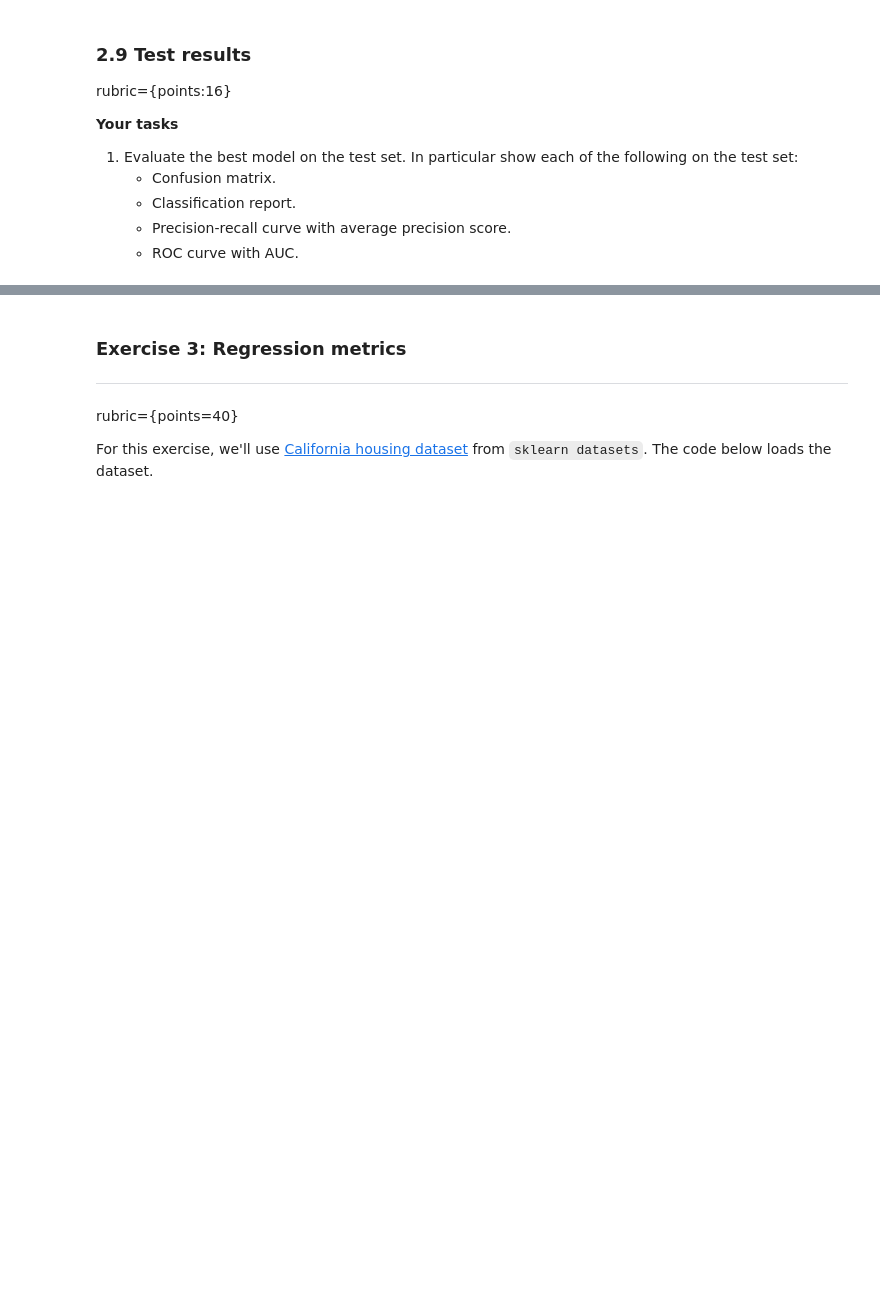
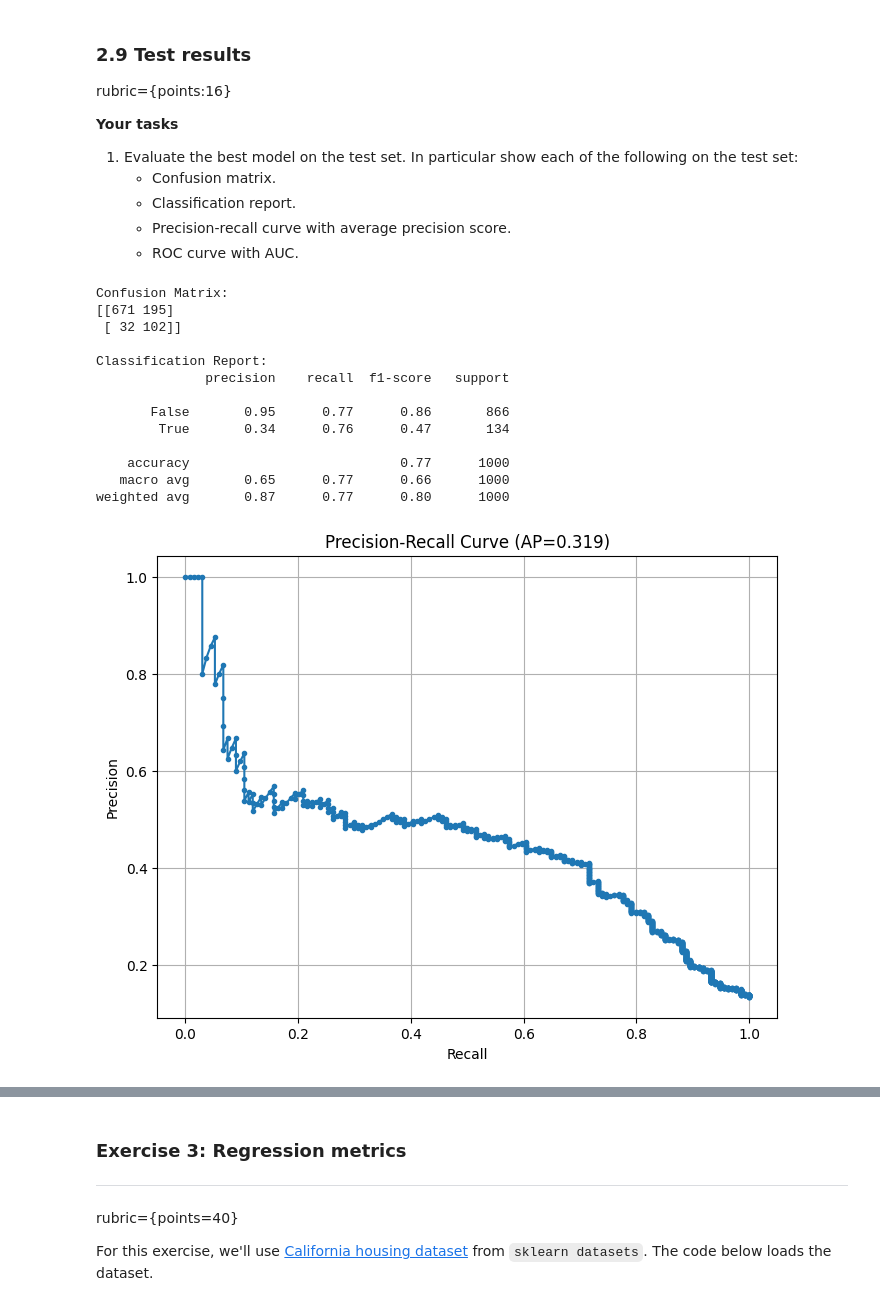
Before and after one commit to hansdevs/cs4320, a Jupyter notebook: homework5/CS4320_HW5.ipynb, the cells around one changed output, grey strips where cells are left out. Cells and saved outputs as stored; diff of their text form; code cells hidden in the pictures; blank space fills up the shorter version.

```diff
--- a/homework5/CS4320_HW5.ipynb
+++ b/homework5/CS4320_HW5.ipynb
@@ -239,9 +239,11 @@ y_test = test_df["churn"]
 numeric_features = X_train.select_dtypes(include=['int64', 'float64']).columns.tolist()
 categorical_features = X_train.select_dtypes(include=['object', 'bool']).columns.tolist()
 
+categorical_features.remove('phone number')
+
 preprocessor = make_column_transformer(
     (StandardScaler(), numeric_features),
-    (OneHotEncoder(drop='if_binary'), categorical_features)
+    (OneHotEncoder(drop='first', sparse_output=False), categorical_features)
 )
 # %% [markdown]
 Briefly explain your rationale:
@@ -306,0 +363,14 @@ Now let's tune the hyperparameters of our `LogisticRegression` using `GridSearch
+# %%
+param_grid = {
+    'logisticregression__C': [0.01, 0.1, 1, 10, 100],
+    'logisticregression__class_weight': [None, 'balanced']
+}
+
+pipe = make_pipeline(preprocessor, LogisticRegression(max_iter=1000))
+
+grid_search = GridSearchCV(pipe, param_grid, cv=5, scoring='f1')
+grid_search.fit(X_train, y_train)
+
+print("Best C:", grid_search.best_params_['logisticregression__C'])
+print("Best class_weight:", grid_search.best_params_['logisticregression__class_weight'])
+print("Best f1 score:", grid_search.best_score_)
@@ -318,0 +391,48 @@ rubric={points:16}
+# %%
+y_pred = grid_search.predict(X_test)
+y_pred_proba = grid_search.predict_proba(X_test)[:, 1]
+
+print("Confusion Matrix:")
+cm = confusion_matrix(y_test, y_pred)
+print(cm)
+print()
+
+print("Classification Report:")
+print(classification_report(y_test, y_pred))
+
+precision, recall, _ = precision_recall_curve(y_test, y_pred_proba)
+avg_precision = np.trapz(recall, precision)
+plt.figure(figsize=(8, 6))
+plt.plot(recall, precision, marker='.')
+plt.xlabel('Recall')
+plt.ylabel('Precision')
+plt.title(f'Precision-Recall Curve (AP={avg_precision:.3f})')
+plt.grid(True)
+plt.show()
+
+fpr, tpr, _ = roc_curve(y_test, y_pred_proba)
+auc = np.trapz(tpr, fpr)
+plt.figure(figsize=(8, 6))
+plt.plot(fpr, tpr, marker='.')
+plt.plot([0, 1], [0, 1], 'k--', label='Random')
+plt.xlabel('False Positive Rate')
+plt.ylabel('True Positive Rate')
+plt.title(f'ROC Curve (AUC={auc:.3f})')
+plt.legend()
+plt.grid(True)
+plt.show()
+# %% [output]
+Confusion Matrix:
+[[671 195]
+ [ 32 102]]
+
+Classification Report:
+              precision    recall  f1-score   support
+
+       False       0.95      0.77      0.86       866
+        True       0.34      0.76      0.47       134
+
+    accuracy                           0.77      1000
+   macro avg       0.65      0.77      0.66      1000
+weighted avg       0.87      0.77      0.80      1000
+[figure, added]
```
Also changed, not shown: parts of 16 cells of this notebook.
